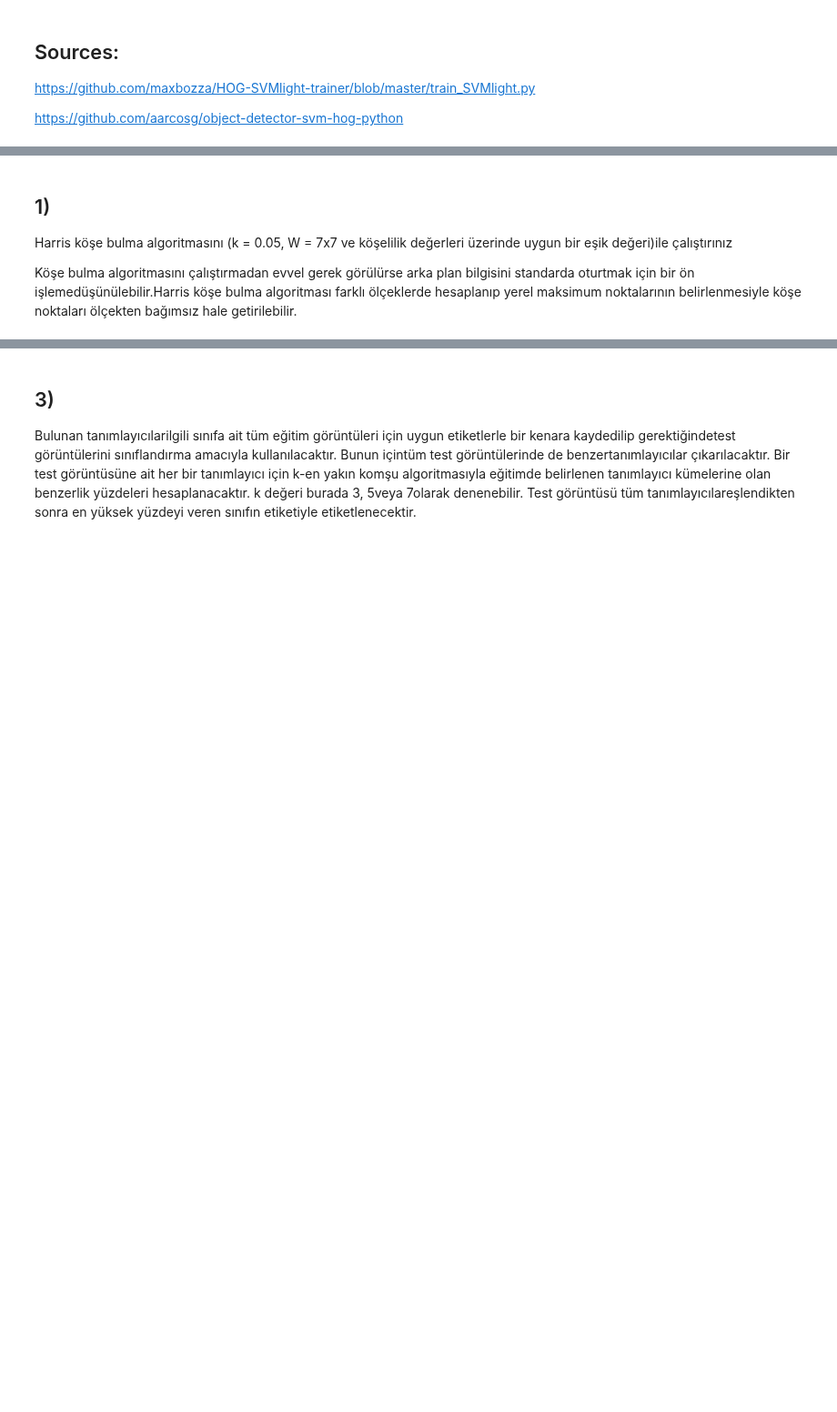
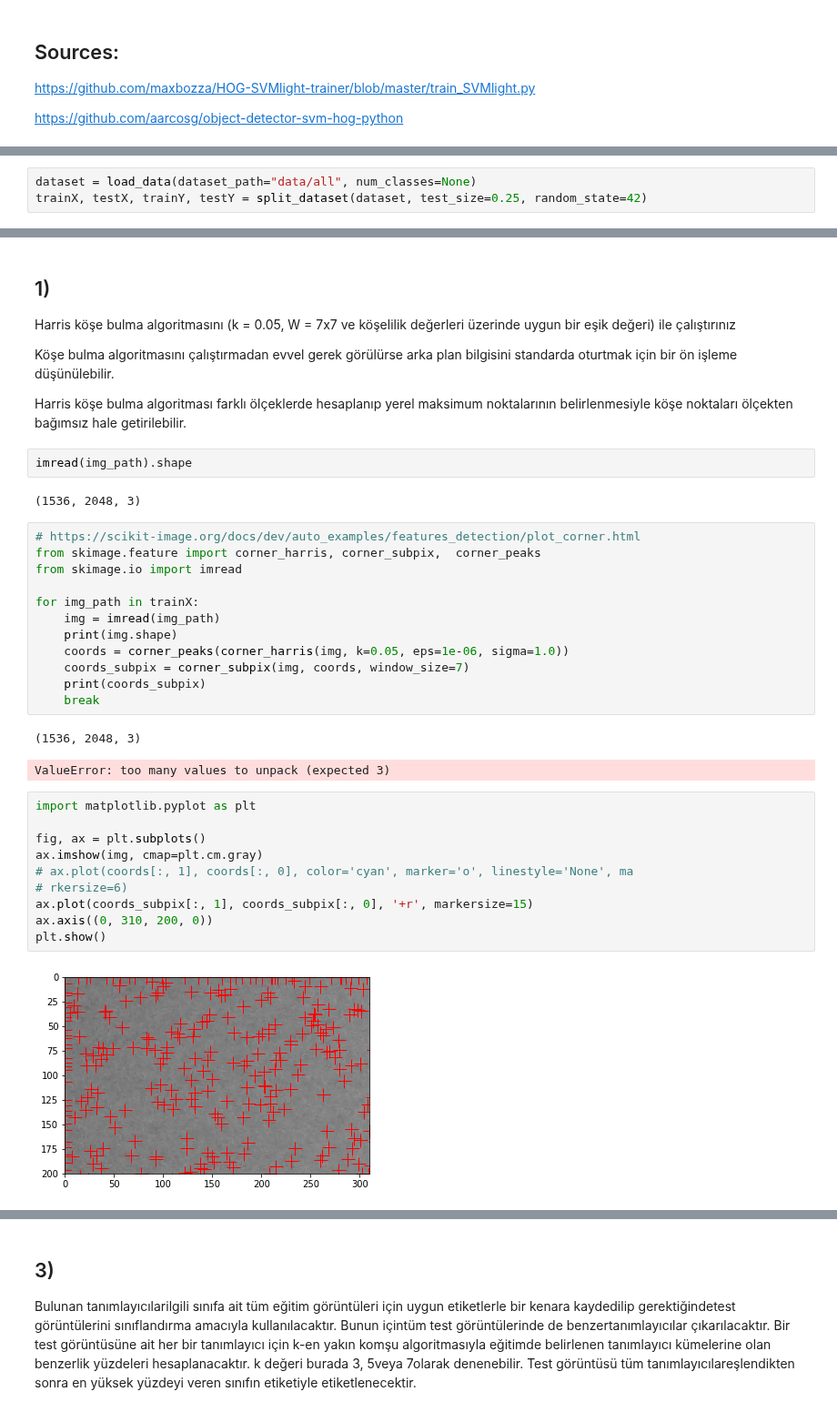
Before and after one commit to melihozaydin/MSc_Projects, a Jupyter notebook: BM5113 - Bilgisayarla Görme/hw2/ödev.ipynb, the cells around one changed output, grey strips where cells are left out. Shown at 91% size. Drawn from its saved outputs; the diff is of its cells as text; blank space fills up the shorter version.

```diff
--- a/BM5113 - Bilgisayarla Görme/hw2/ödev.ipynb
+++ b/BM5113 - Bilgisayarla Görme/hw2/ödev.ipynb
@@ -17,0 +13,3 @@ trainX
+# %%
+dataset = load_data(dataset_path="data/all", num_classes=None)
+trainX, testX, trainY, testY = split_dataset(dataset, test_size=0.25, random_state=42)
@@ -18,7 +24,40 @@ trainX
 # %% [markdown]
 ## 1)
-Harris köşe bulma algoritmasını (k = 0.05, W = 7x7 ve köşelilik değerleri üzerinde uygun bir eşik  değeri)ile  çalıştırınız
+Harris köşe bulma algoritmasını (k = 0.05, W = 7x7 ve köşelilik değerleri üzerinde uygun bir eşik  değeri) ile  çalıştırınız
 
-Köşe  bulma  algoritmasını  çalıştırmadan  evvel  gerek görülürse arka plan bilgisini standarda oturtmak için bir ön işlemedüşünülebilir.Harris köşe bulma algoritması farklı ölçeklerde hesaplanıp yerel maksimum noktalarının belirlenmesiyle köşe noktaları ölçekten bağımsız hale getirilebilir.
+Köşe bulma  algoritmasını çalıştırmadan evvel gerek görülürse arka plan bilgisini standarda oturtmak için bir ön işleme düşünülebilir.
+
+Harris köşe bulma algoritması farklı ölçeklerde hesaplanıp yerel maksimum noktalarının belirlenmesiyle köşe noktaları ölçekten bağımsız hale getirilebilir.
+# %%
+imread(img_path).shape
+# %% [output]
+(1536, 2048, 3)
+# %%
+# https://scikit-image.org/docs/dev/auto_examples/features_detection/plot_corner.html
+from skimage.feature import corner_harris, corner_subpix,  corner_peaks
+from skimage.io import imread
+
+for img_path in trainX:
+    img = imread(img_path)
+    print(img.shape)
+    coords = corner_peaks(corner_harris(img, k=0.05, eps=1e-06, sigma=1.0))
+    coords_subpix = corner_subpix(img, coords, window_size=7)
+    print(coords_subpix)
+    break
+# %% [output]
+(1536, 2048, 3)
+ValueError: too many values to unpack (expected 3)
+# %%
+import matplotlib.pyplot as plt
+
+fig, ax = plt.subplots()
+ax.imshow(img, cmap=plt.cm.gray)
+# ax.plot(coords[:, 1], coords[:, 0], color='cyan', marker='o', linestyle='None', ma
+# rkersize=6)
+ax.plot(coords_subpix[:, 1], coords_subpix[:, 0], '+r', markersize=15)
+ax.axis((0, 310, 200, 0))
+plt.show()
+# %% [output]
+[figure, added]
 # %% [markdown]
 ## 2)
```
Also changed, not shown: parts of 6 cells of this notebook, 18 other files.
